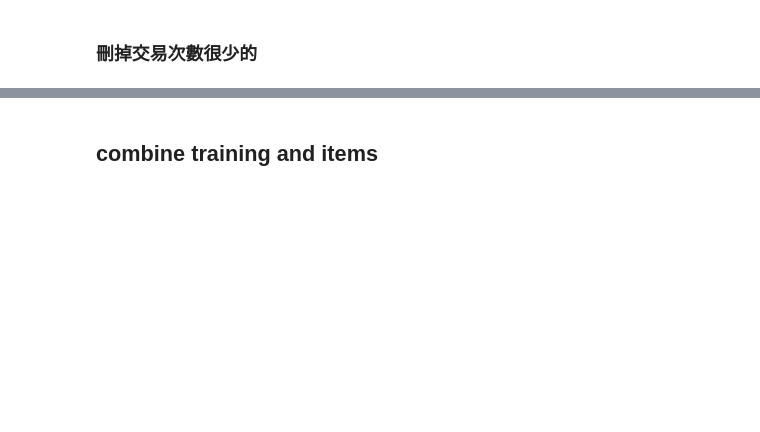
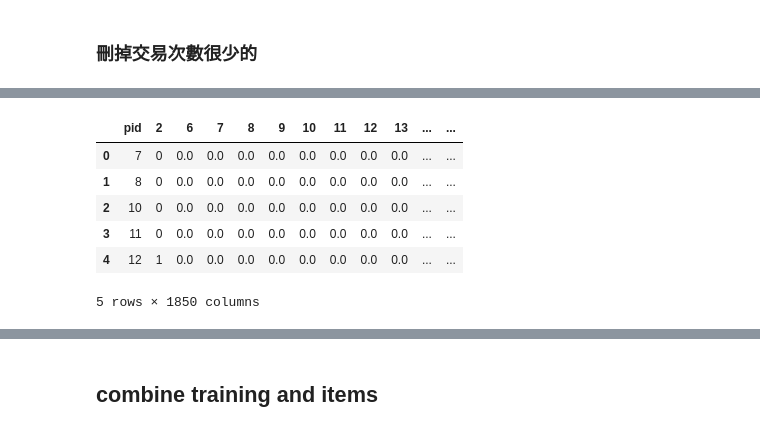
Before and after one commit to t830506/Data_Mining_Cup, a Jupyter notebook: DMC_clustering.ipynb, the cells around one changed output, grey strips where cells are left out. Saved outputs shown, nothing was run; the diff lists cells and outputs as text; code cells hidden in the pictures; blank space fills up the shorter version.

```diff
--- a/DMC_clustering.ipynb
+++ b/DMC_clustering.ipynb
@@ -188,11 +226,21 @@ df_items3.Content = df_items3.Content.fillna(value = df_items3.Content.mean())
 # %%
 column_conti = ["category","rrp","Content"]
-df_num = df_items3[column_conti]
-sc = MinMaxScaler(feature_range=(0, 1), copy=True)
+df_num = df_items_oh[column_conti]
+
+sc = MinMaxScaler(feature_range = (0, 1), copy = True)
 Z = pd.DataFrame(sc.fit_transform(df_num))
 Z.columns = column_conti
-################################################ reset row index
-df_cat = df_items3.drop(column_conti, axis=1)
-df_cat = df_cat.reset_index(drop=True, inplace=False, col_level=0, col_fill='')
 
-df_st = df_cat.join(Z, on=None, how='inner', lsuffix='', rsuffix='', sort=False)
+df_cat = df_items_oh.drop(column_conti, axis = 1)
+df_cat = df_cat.reset_index(drop = True, inplace = False, col_level = 0, col_fill = '')
+
+df_st = df_cat.join(Z, on = None, how = 'inner', lsuffix = '', rsuffix = '', sort = False)
+df_st.head()
+# %% [output]
+|  | pid | 2 | 6 | 7 | 8 | 9 | 10 | 11 | 12 | 13 | ... | ... |
+| 0 | 7 | 0 | 0.0 | 0.0 | 0.0 | 0.0 | 0.0 | 0.0 | 0.0 | 0.0 | ... | ... |
+| 1 | 8 | 0 | 0.0 | 0.0 | 0.0 | 0.0 | 0.0 | 0.0 | 0.0 | 0.0 | ... | ... |
+| 2 | 10 | 0 | 0.0 | 0.0 | 0.0 | 0.0 | 0.0 | 0.0 | 0.0 | 0.0 | ... | ... |
+| 3 | 11 | 0 | 0.0 | 0.0 | 0.0 | 0.0 | 0.0 | 0.0 | 0.0 | 0.0 | ... | ... |
+| 4 | 12 | 1 | 0.0 | 0.0 | 0.0 | 0.0 | 0.0 | 0.0 | 0.0 | 0.0 | ... | ... |
+5 rows × 1850 columns
```
Also changed, not shown: parts of 47 cells of this notebook.
